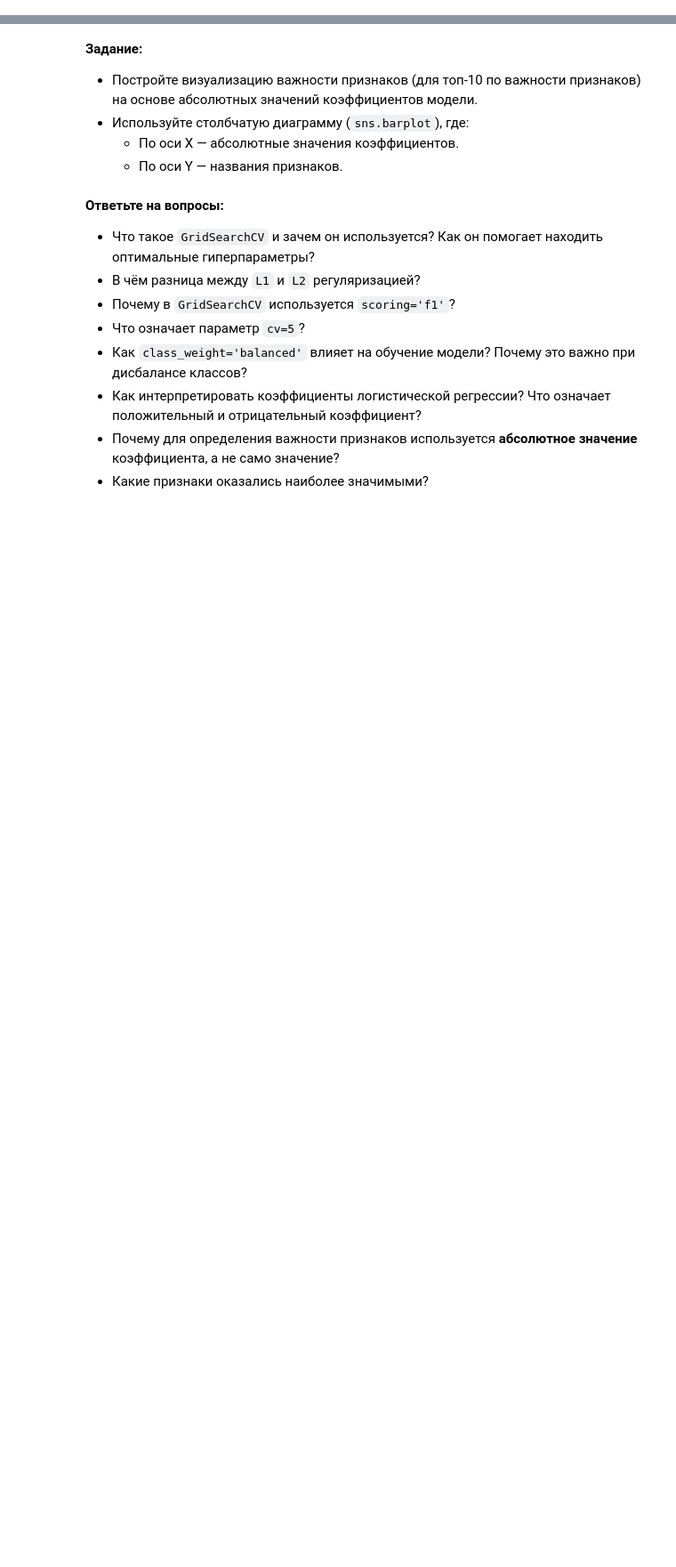
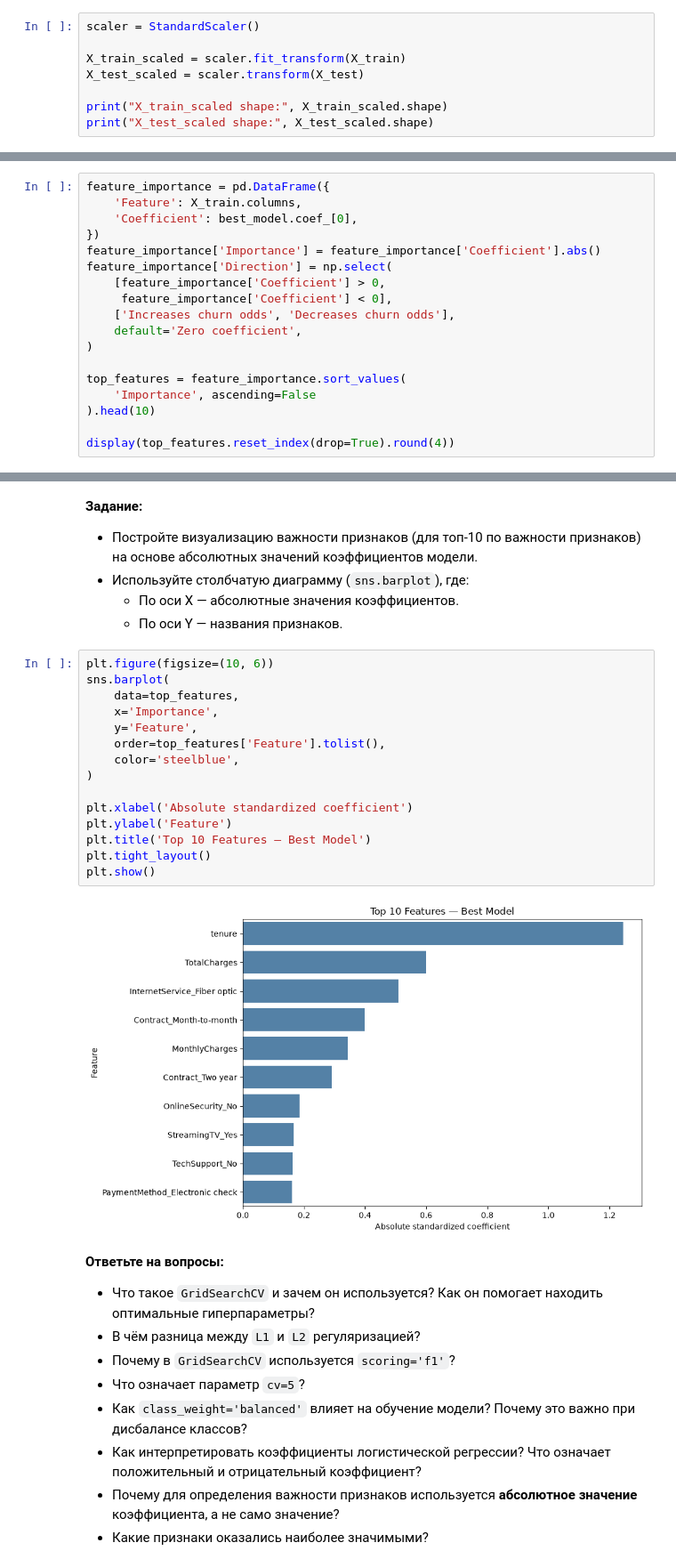
Before and after one commit to generalsuslik/ml-labs, a Jupyter notebook: lw2/LR2_2026.ipynb, the cells around one changed output, grey strips where cells are left out. Shown at 89% size. Saved outputs shown, nothing was run; the diff lists cells and outputs as text; blank space fills up the shorter version.

```diff
--- a/lw2/LR2_2026.ipynb
+++ b/lw2/LR2_2026.ipynb
@@ -351,3 +483,11 @@ plt.show()
 # %% [markdown]
 **Задание:**
 - Выполните стандартизацию данных с использованием `StandardScaler` из `sklearn.preprocessing`.
+# %%
+scaler = StandardScaler()
+
+X_train_scaled = scaler.fit_transform(X_train)
+X_test_scaled = scaler.transform(X_test)
+
+print("X_train_scaled shape:", X_train_scaled.shape)
+print("X_test_scaled shape:", X_test_scaled.shape)
@@ -474,3 +783,21 @@ best_model = grid_search.best_estimator_
 
 - Извлеките коэффициенты обученной модели `best_model.coef_[0]`. Эти коэффициенты показывают влияние соответствующего признака на предсказание модели.
 - Определите топ-10 признаков с наибольшей важностью (по **абсолютному значению** коэффициента). Это покажет, какие признаки сильнее всего влияют на решение модели.
+# %%
+feature_importance = pd.DataFrame({
+    'Feature': X_train.columns,
+    'Coefficient': best_model.coef_[0],
+})
+feature_importance['Importance'] = feature_importance['Coefficient'].abs()
+feature_importance['Direction'] = np.select(
+    [feature_importance['Coefficient'] > 0,
+     feature_importance['Coefficient'] < 0],
+    ['Increases churn odds', 'Decreases churn odds'],
+    default='Zero coefficient',
+)
+
+top_features = feature_importance.sort_values(
+    'Importance', ascending=False
+).head(10)
+
+display(top_features.reset_index(drop=True).round(4))
@@ -480,6 +819,23 @@ best_model = grid_search.best_estimator_
 - Используйте столбчатую диаграмму (`sns.barplot`), где:
   - По оси X — абсолютные значения коэффициентов.
   - По оси Y — названия признаков.
+# %%
+plt.figure(figsize=(10, 6))
+sns.barplot(
+    data=top_features,
+    x='Importance',
+    y='Feature',
+    order=top_features['Feature'].tolist(),
+    color='steelblue',
+)
+
+plt.xlabel('Absolute standardized coefficient')
+plt.ylabel('Feature')
+plt.title('Top 10 Features — Best Model')
+plt.tight_layout()
+plt.show()
+# %% [output]
+[figure, added]
 # %% [markdown]
 **Ответьте на вопросы:**
 - Что такое `GridSearchCV` и зачем он используется? Как он помогает находить оптимальные гиперпараметры?
```
Also changed, not shown: parts of 22 cells of this notebook.
